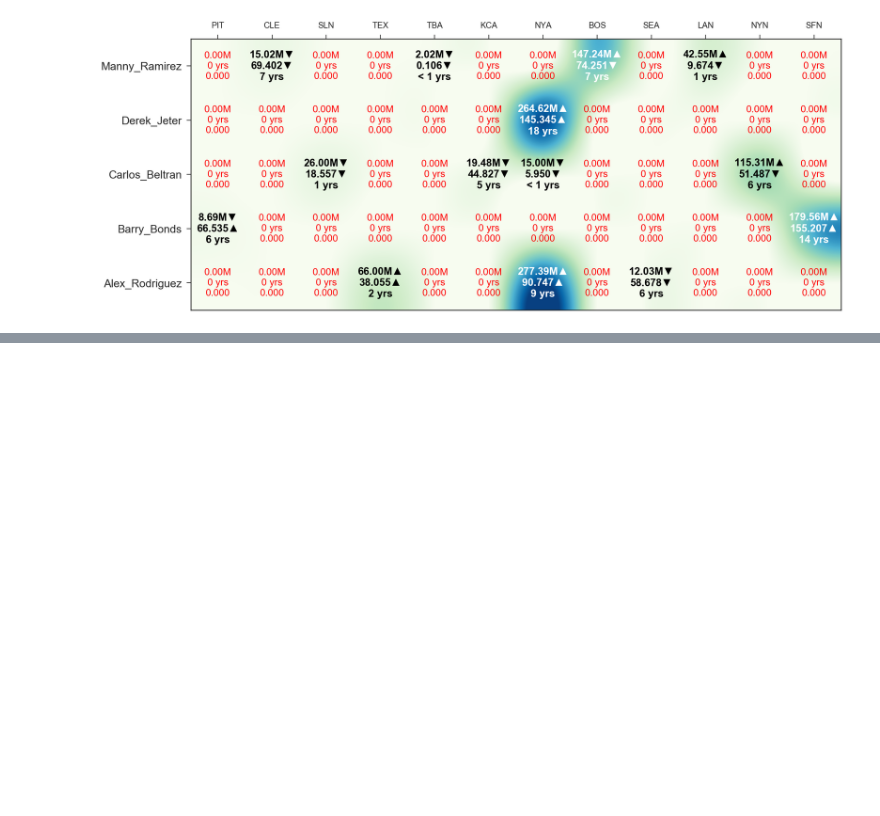
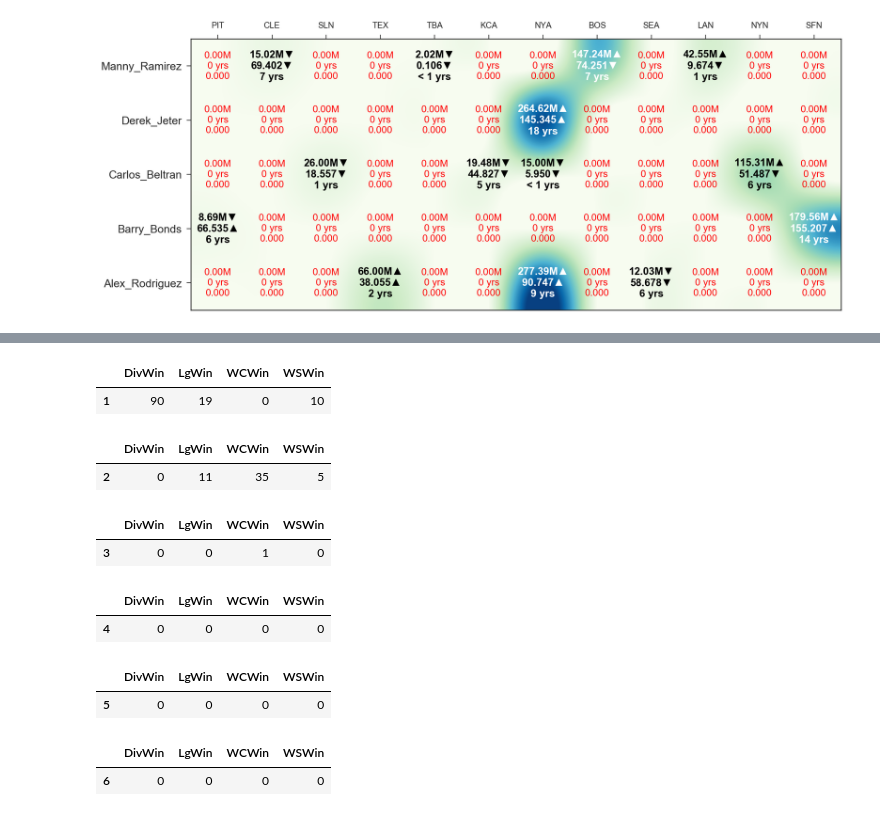
Before and after one commit to MayukhSobo/BaseBall, a Jupyter notebook: src/Baseball.ipynb, the cells around one changed output, grey strips where cells are left out. Drawn from its saved outputs; the diff is of its cells as text; code cells hidden in the pictures; blank space fills up the shorter version.

```diff
--- a/src/Baseball.ipynb
+++ b/src/Baseball.ipynb
@@ -550,0 +551,29 @@ plt.show()
+# %%
+k = teams.groupby('Rank')
+data_2 = k['attendance', 'FP',
+           'RA', 'R', 'HRA',
+           'CG'].mean()
+# display(data_2)
+# %%
+# p = teams[['DivWin', 'WCWin', 'LgWin',
+#        'WSWin']].applymap(lambda e: int(e == 'Y'))
+
+# teams.groupby('Rank')['DivWin', 'WCWin', 'LgWin', 'WSWin'].count()
+
+for key, grp in k:
+    temp = grp[['DivWin', 'WCWin', 'LgWin',
+       'WSWin']].applymap(lambda e: int(e == 'Y')).sum()
+    display(pd.DataFrame(temp.to_dict(), index=[key,]))
+# %% [output]
+|  | DivWin | LgWin | WCWin | WSWin |
+| 1 | 90 | 19 | 0 | 10 |
+|  | DivWin | LgWin | WCWin | WSWin |
+| 2 | 0 | 11 | 35 | 5 |
+|  | DivWin | LgWin | WCWin | WSWin |
+| 3 | 0 | 0 | 1 | 0 |
+|  | DivWin | LgWin | WCWin | WSWin |
+| 4 | 0 | 0 | 0 | 0 |
+|  | DivWin | LgWin | WCWin | WSWin |
+| 5 | 0 | 0 | 0 | 0 |
+|  | DivWin | LgWin | WCWin | WSWin |
+| 6 | 0 | 0 | 0 | 0 |
```
Also changed, not shown: parts of 14 cells of this notebook.
